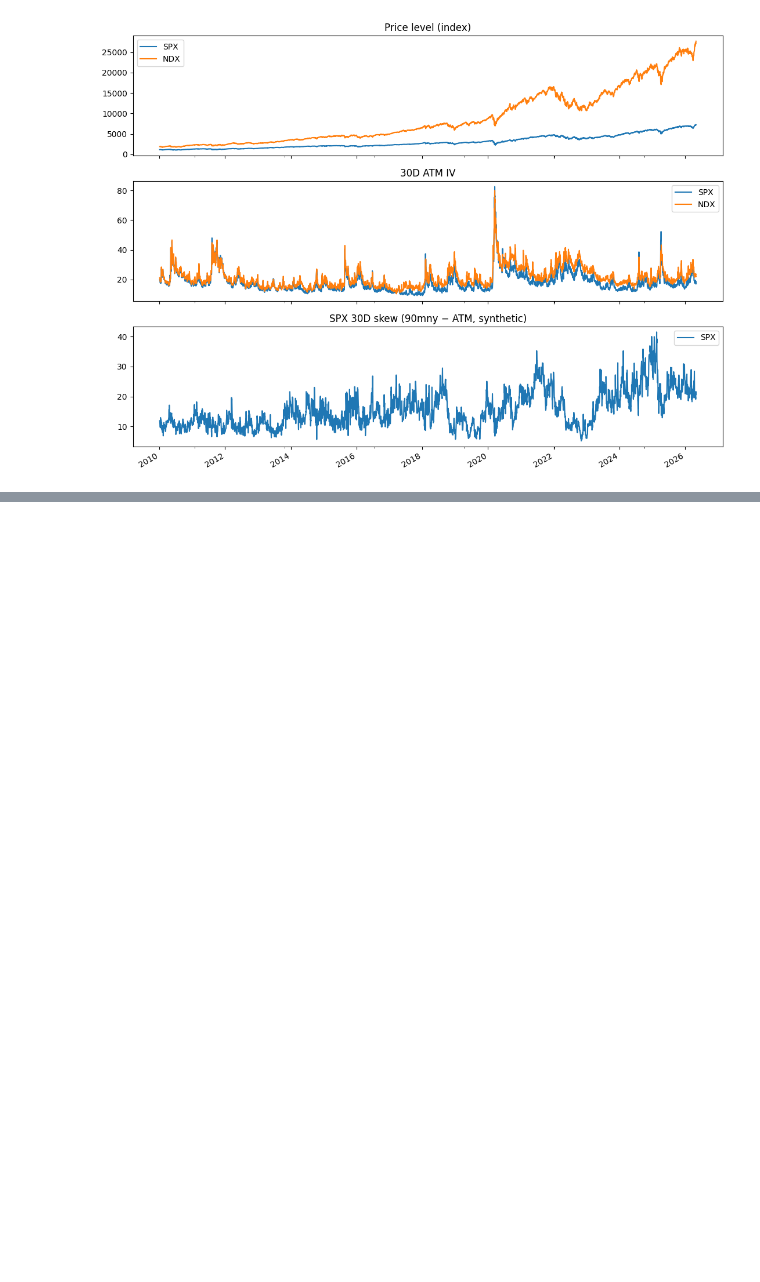
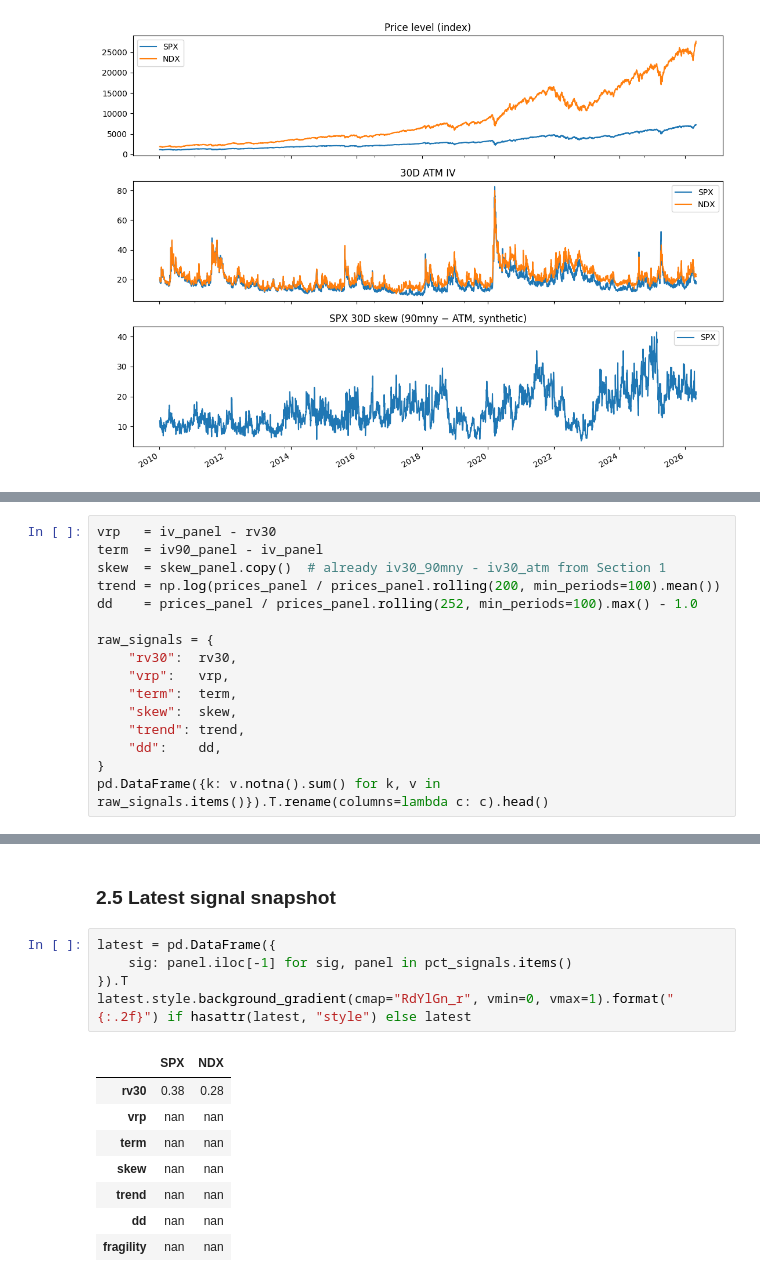
Before and after one commit to AdamMooo/vol-diagnostics, a Jupyter notebook: sleeve_alpha_dev.ipynb, the cells around one changed output, grey strips where cells are left out. Saved outputs shown, nothing was run; the diff lists cells and outputs as text; blank space fills up the shorter version.

```diff
--- a/sleeve_alpha_dev.ipynb
+++ b/sleeve_alpha_dev.ipynb
@@ -211,0 +234,16 @@ All percentile-ranked within causal expanding-window history (no full-sample loo
+# %%
+vrp   = iv_panel - rv30
+term  = iv90_panel - iv_panel
+skew  = skew_panel.copy()  # already iv30_90mny - iv30_atm from Section 1
+trend = np.log(prices_panel / prices_panel.rolling(200, min_periods=100).mean())
+dd    = prices_panel / prices_panel.rolling(252, min_periods=100).max() - 1.0
+
+raw_signals = {
+    "rv30":  rv30,
+    "vrp":   vrp,
+    "term":  term,
+    "skew":  skew,
+    "trend": trend,
+    "dd":    dd,
+}
+pd.DataFrame({k: v.notna().sum() for k, v in raw_signals.items()}).T.rename(columns=lambda c: c).head()
@@ -211,0 +304,16 @@ All percentile-ranked within causal expanding-window history (no full-sample loo
+# %% [markdown]
+### 2.5 Latest signal snapshot
+# %%
+latest = pd.DataFrame({
+    sig: panel.iloc[-1] for sig, panel in pct_signals.items()
+}).T
+latest.style.background_gradient(cmap="RdYlGn_r", vmin=0, vmax=1).format("{:.2f}") if hasattr(latest, "style") else latest
+# %% [output]
+|  | SPX | NDX |
+| rv30 | 0.38 | 0.28 |
+| vrp | nan | nan |
+| term | nan | nan |
+| skew | nan | nan |
+| trend | nan | nan |
+| dd | nan | nan |
+| fragility | nan | nan |
```
Also changed, not shown: parts of 12 cells of this notebook, 1 other file.
